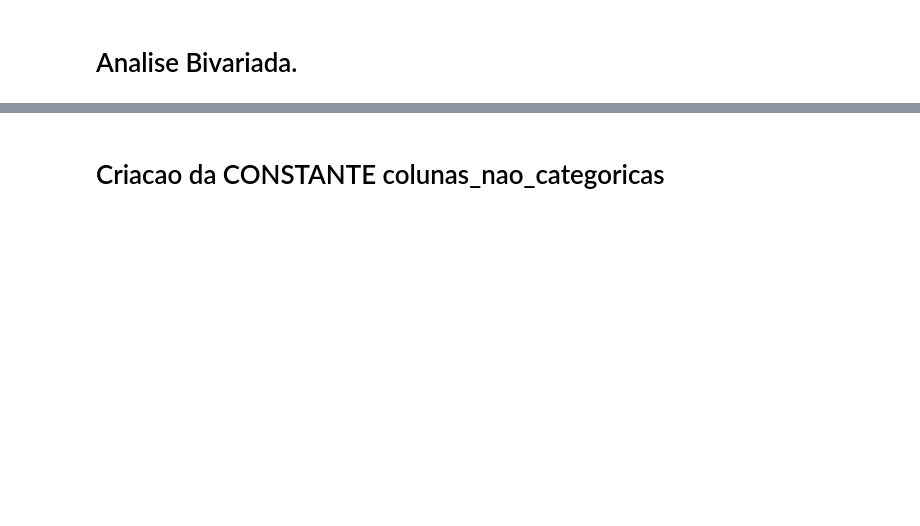
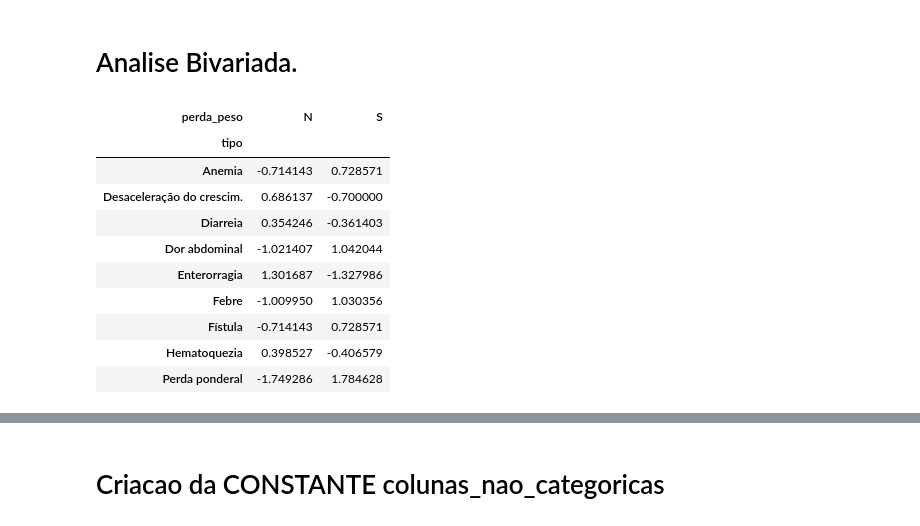
Before and after one commit to luscaalima/ME812-Unicamp, a Jupyter notebook: dados/notebook_consultoria_oficial.ipynb, the cells around one changed output, grey strips where cells are left out. Saved outputs shown, nothing was run; the diff lists cells and outputs as text; code cells hidden in the pictures; blank space fills up the shorter version.

```diff
--- a/dados/notebook_consultoria_oficial.ipynb
+++ b/dados/notebook_consultoria_oficial.ipynb
@@ -157,0 +213,23 @@ total_mulheres = len(homens_df)
+# %%
+# Tipo x Perda de Peso (Geral)
+# Tipo x Perda de Peso (Homens)
+# Tipo x Perda de Peso (Mulheres)
+
+# dados_categoricos_df
+
+tabela_cont_tipo_perda_peso = create_table(dados_categoricos_df["tipo"],
+    dados_categoricos_df["perda_peso"])
+
+tabela_cont_tipo_perda_peso[2]
+# %% [output]
+| perda_peso | N | S |
+| tipo |  |  |
+| Anemia | -0.714143 | 0.728571 |
+| Desaceleração do crescim. | 0.686137 | -0.700000 |
+| Diarreia | 0.354246 | -0.361403 |
+| Dor abdominal | -1.021407 | 1.042044 |
+| Enterorragia | 1.301687 | -1.327986 |
+| Febre | -1.009950 | 1.030356 |
+| Fístula | -0.714143 | 0.728571 |
+| Hematoquezia | 0.398527 | -0.406579 |
+| Perda ponderal | -1.749286 | 1.784628 |
```
Also changed, not shown: parts of 39 cells of this notebook, 1 other file.
